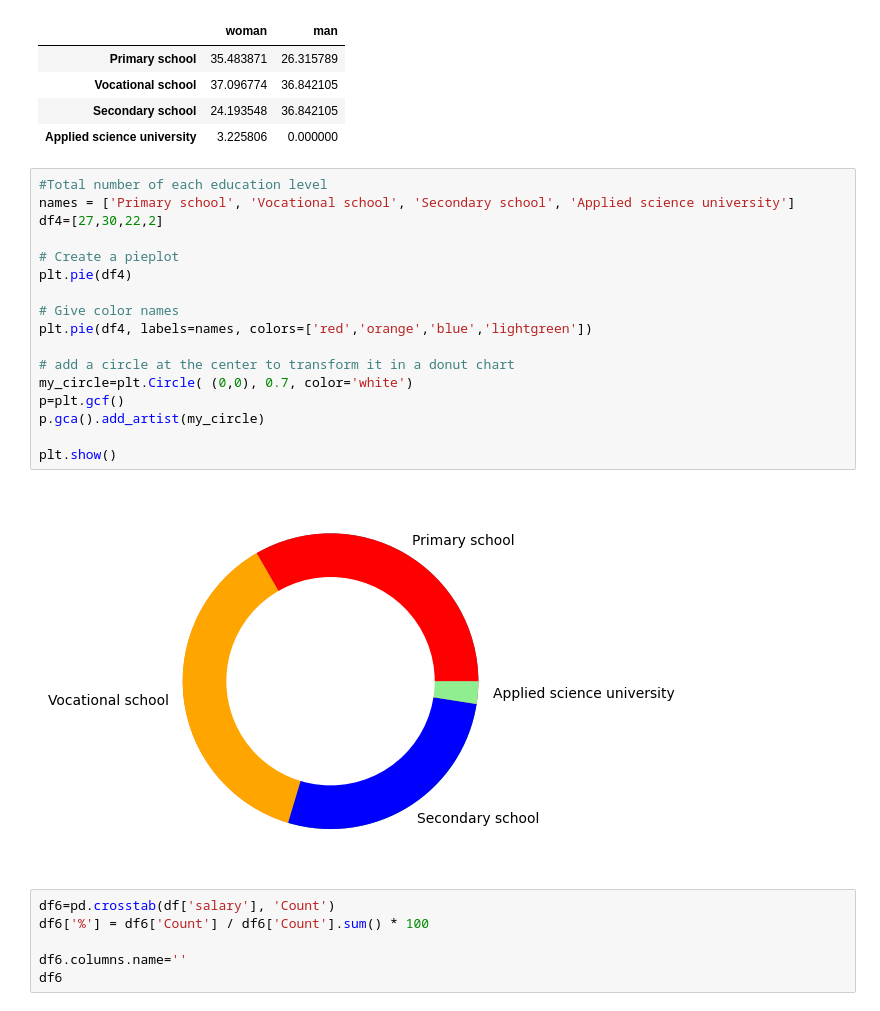
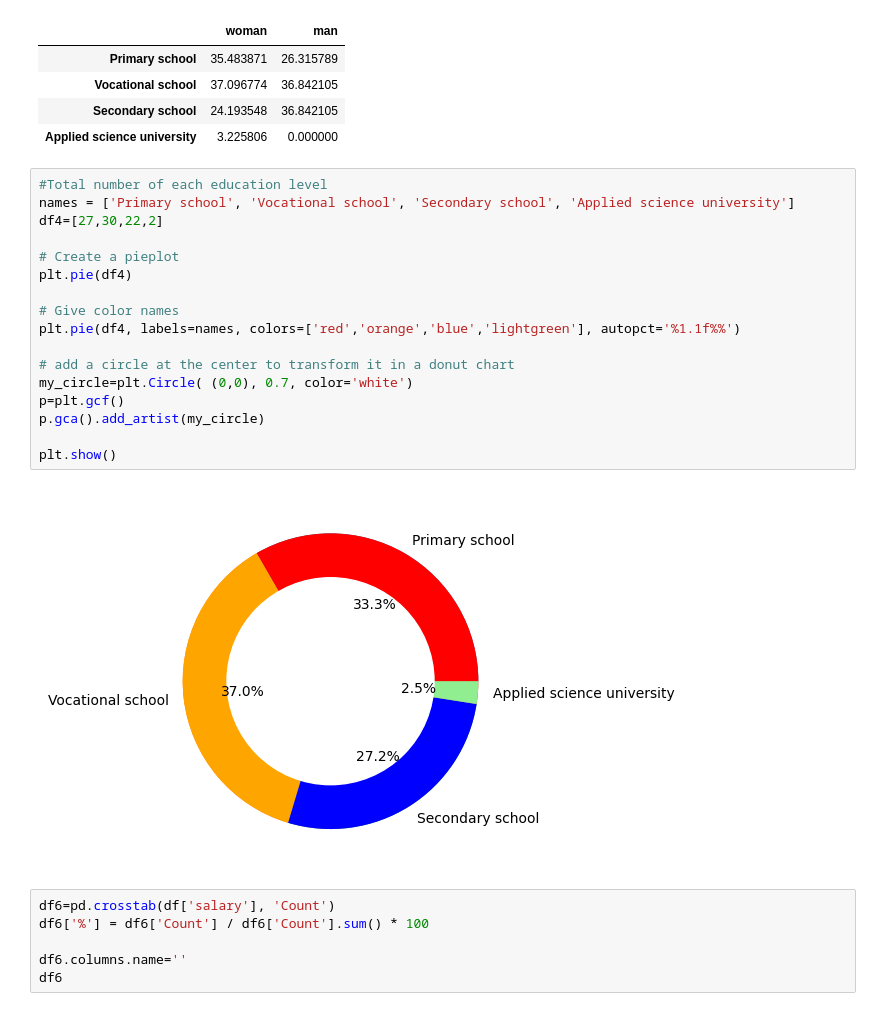
Before and after one commit to YSPLS/Tiedonk-sittely-pythonilla, a Jupyter notebook: code/project.ipynb, the cells around one changed output. Drawn from its saved outputs; the diff is of its cells as text.

```diff
--- a/code/project.ipynb
+++ b/code/project.ipynb
@@ -171,22 +172,22 @@ df4
 # %%
 #Total number of each education level
 names = ['Primary school', 'Vocational school', 'Secondary school', 'Applied science university']
 df4=[27,30,22,2]
 
 # Create a pieplot
 plt.pie(df4)
 
 # Give color names
-plt.pie(df4, labels=names, colors=['red','orange','blue','lightgreen'])
+plt.pie(df4, labels=names, colors=['red','orange','blue','lightgreen'], autopct='%1.1f%%')
 
 # add a circle at the center to transform it in a donut chart
 my_circle=plt.Circle( (0,0), 0.7, color='white')
 p=plt.gcf()
 p.gca().add_artist(my_circle)
 
 plt.show()
 # %% [output]
-[figure, old version]
+[figure, new version]
 # %%
 df6=pd.crosstab(df['salary'], 'Count')
 df6['%'] = df6['Count'] / df6['Count'].sum() * 100
```
Also changed, not shown: parts of 4 cells of this notebook.
